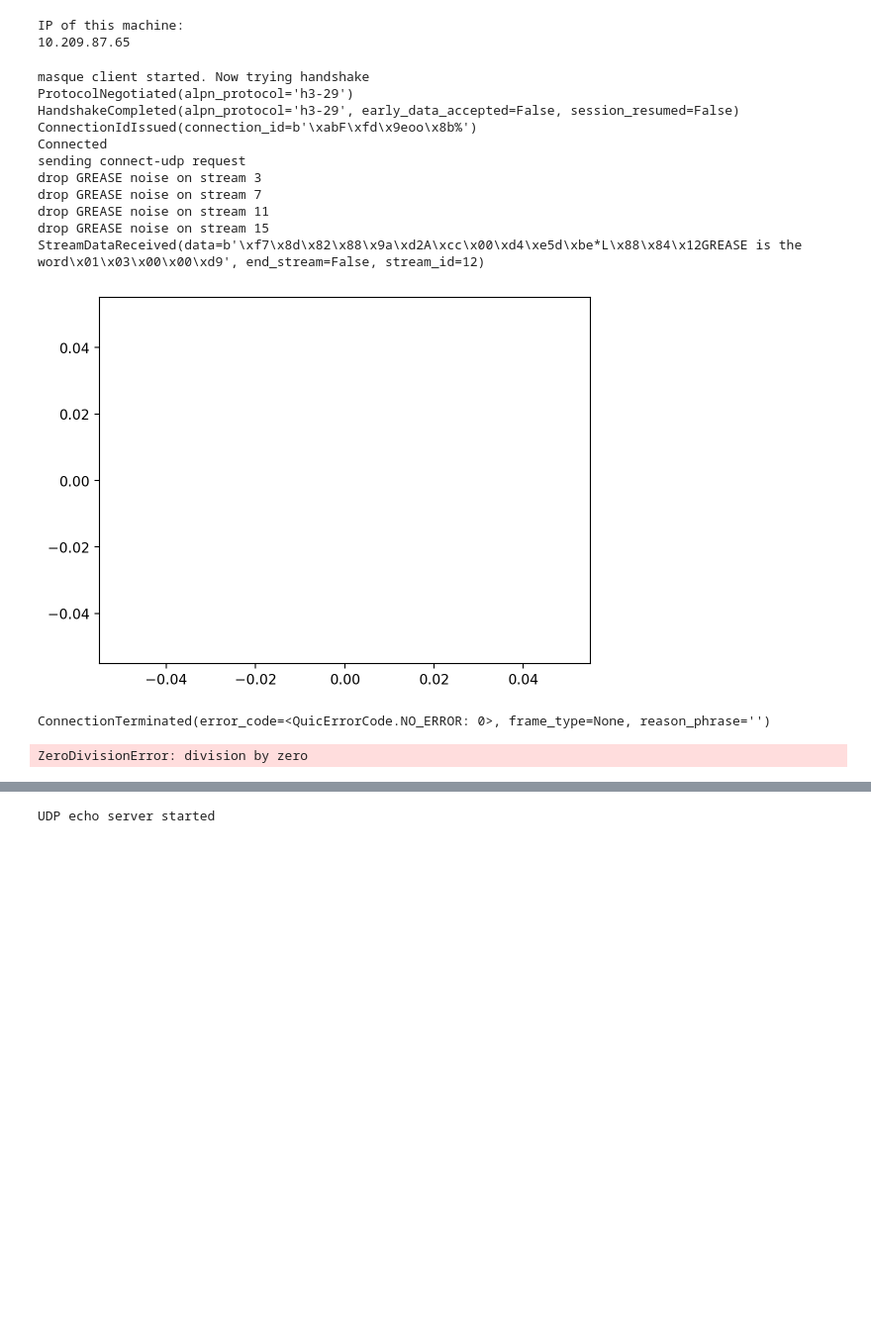
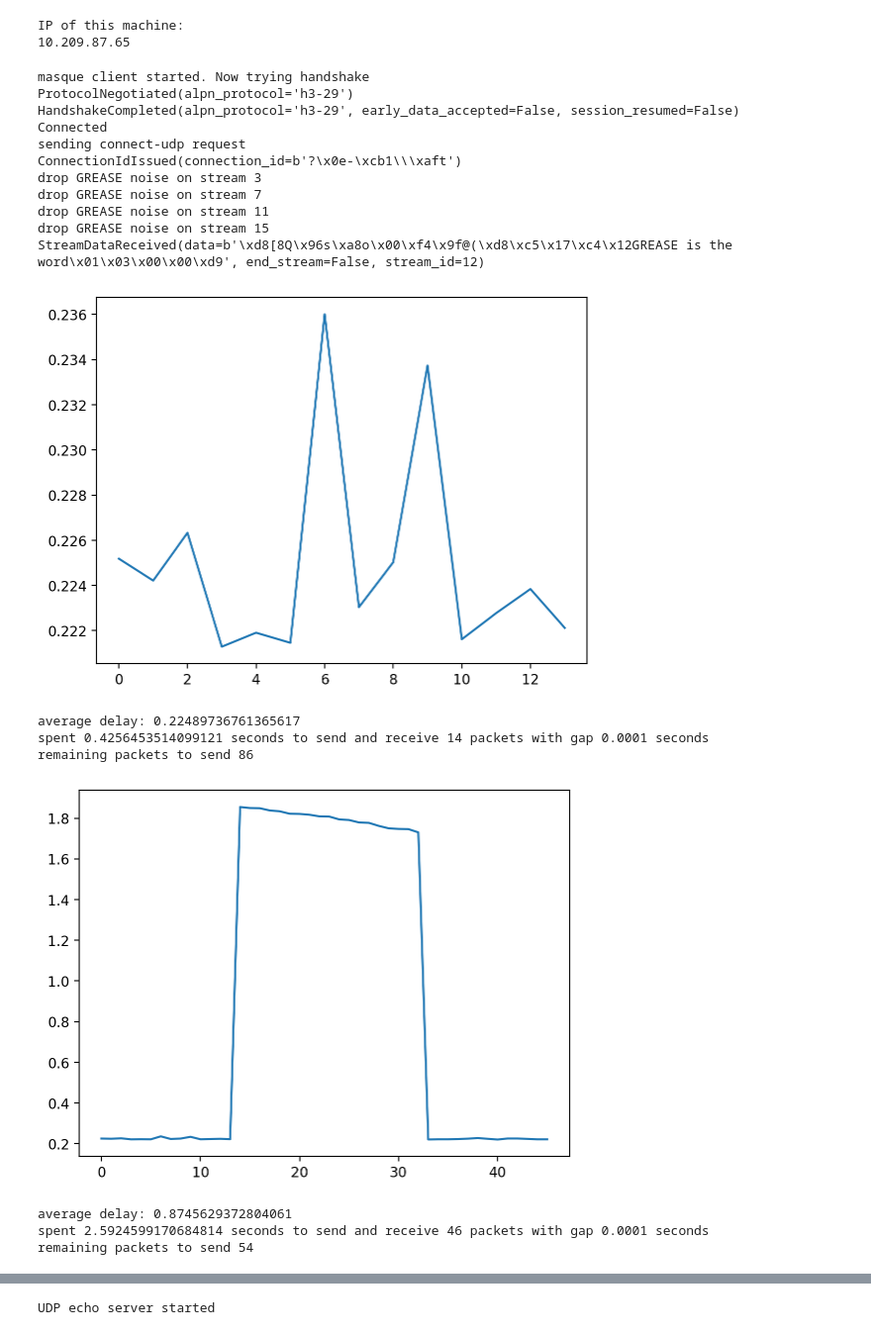
Before and after one commit to yuhangzheng94/masque-linux, a Jupyter notebook: test5.ipynb, the cells around one changed output, grey strips where cells are left out. Shown at 99% size. Cells and saved outputs as stored; diff of their text form; code cells hidden in the pictures; blank space fills up the shorter version.

```diff
--- a/test5.ipynb
+++ b/test5.ipynb
@@ -146,7 +146,7 @@ class MasqueClient(QuicConnectionProtocol):
             log('got echo packet with delay:', delay)
             global send_end_time
             send_end_time = time.time()
-            # return
+            return
         print(event)
 
     async def test(self):
@@ -184,35 +184,40 @@ class MasqueClient(QuicConnectionProtocol):
             await asyncio.sleep(0.1)
 
 if role == 'client':
     print("masque client started. Now trying handshake")
     async with connect(
         ip_dict["proxy"], 4433,
         create_protocol=MasqueClient,
         configuration=QuicConfiguration(
             is_client=True,
             verify_mode=ssl.CERT_NONE, # 不验证证书，所以可能会受到中间人攻击，但是后续的数据还是会加密的
             alpn_protocols=["h3-29"], # 使用h3-29草案的quic
             max_datagram_frame_size=1200, # 默认为None，只有设了值才会允许h3 datagram扩展
             # error!("Connection {} stream {} send failed {:?}", client.conn.trace_id(), to_send.stream_id, e);
             # eprintln!("dgram_enabled_by_peer: {:?}", http3_conn.dgram_enabled_by_peer(&mut client.conn));
             # 在masquerade中插入这一行，可以打印出masquerade认为我们是否支持h3 datagram
 
         ),
     ) as client:
         print("Connected")
         await client.test()
 # %% [output]
 masque client started. Now trying handshake
 ProtocolNegotiated(alpn_protocol='h3-29')
 HandshakeCompleted(alpn_protocol='h3-29', early_data_accepted=False, session_resumed=False)
-ConnectionIdIssued(connection_id=b'\xabF\xfd\x9eoo\x8b%')
 Connected
 sending connect-udp request
+ConnectionIdIssued(connection_id=b'?\x0e-\xcb1\\\xaft')
 drop GREASE noise on stream 3
 drop GREASE noise on stream 7
 drop GREASE noise on stream 11
 drop GREASE noise on stream 15
-StreamDataReceived(data=b'\xf7\x8d\x82\x88\x9a\xd2A\xcc\x00\xd4\xe5d\xbe*L\x88\x84\x12GREASE is the word\x01\x03\x00\x00\xd9', end_stream=False, stream_id=12)
+StreamDataReceived(data=b'\xd8[8Q\x96s\xa8o\x00\xf4\x9f@(\xd8\xc5\x17\xc4\x12GREASE is the word\x01\x03\x00\x00\xd9', end_stream=False, stream_id=12)
-[figure, old version]
+[figure, new version]
-ConnectionTerminated(error_code=<QuicErrorCode.NO_ERROR: 0>, frame_type=None, reason_phrase='')
+average delay: 0.22489736761365617
+spent 0.4256453514099121 seconds to send and receive 14 packets with gap 0.0001 seconds
+remaining packets to send 86
+[figure, added]
-ZeroDivisionError: division by zero
+average delay: 0.8745629372804061
+spent 2.5924599170684814 seconds to send and receive 46 packets with gap 0.0001 seconds
+remaining packets to send 54
```
Also changed, not shown: parts of 2 cells of this notebook, 12 other files.
